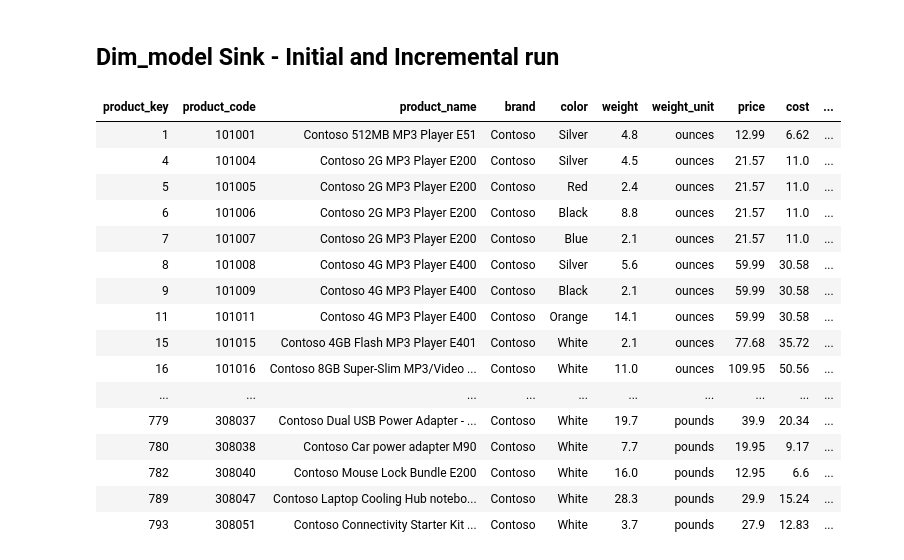
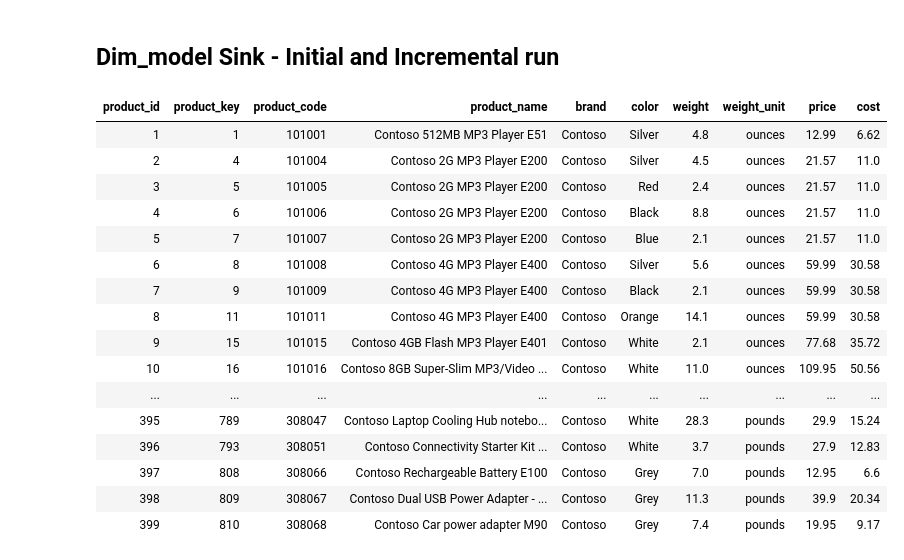
Before and after one commit to KacperFu/Azure-DE-Project, a Jupyter notebook: Notebooks/dim_product.ipynb, the cells around one changed output. Saved outputs shown, nothing was run; the diff lists cells and outputs as text; code cells hidden in the pictures.

```diff
--- a/Notebooks/dim_product.ipynb
+++ b/Notebooks/dim_product.ipynb
@@ -22,9 +22,9 @@ df_src = spark.sql('''
 ''')
 
 # Initialize target DataFrame
-if spark.catalog.tableExists('contoso_catalog.gold.dim_product'):
+if spark.catalog.tableExists('contoso_catalog.gold.dim_prod'):
     df_tgt = spark.sql('''
-        SELECT surrogate_key, product_key,
+        SELECT product_id, product_key,
                                 product_code,
                                 product_name,
                                 brand,
@@ -33,10 +33,10 @@ if spark.catalog.tableExists('contoso_catalog.gold.dim_product'):
                                 weight_unit,
                                 price,
                                 cost
-        FROM contoso_catalog.gold.dim_product
+        FROM contoso_catalog.gold.dim_prod
     ''')
 else:
-    df_tgt = df_src.withColumn("surrogate_key", F.lit(0).cast(LongType()))\
+    df_tgt = df_src.withColumn("product_id", F.lit(0).cast(LongType()))\
                    .withColumn("is_current", F.lit(1).cast(IntegerType()))\
                    .withColumn("start_date", F.current_date())\
                    .withColumn("end_date", F.lit(None).cast(DateType()))\
@@ -44,7 +44,7 @@ else:
 
 def generate_surrogate_key(df, start_value):
     w = Window.orderBy("product_key")
-    return df.withColumn("surrogate_key", F.row_number().over(w) + F.lit(start_value))
+    return df.withColumn("product_id", F.row_number().over(w) + F.lit(start_value))
 
 def apply_scd_type2_changes(df_src, df_tgt):
     if df_tgt.rdd.isEmpty():
@@ -53,14 +53,14 @@ def apply_scd_type2_changes(df_src, df_tgt):
                .withColumn("end_date", F.lit(None).cast(DateType()))\
                .withColumn("is_current", F.lit(1).cast(IntegerType()))
 
-    max_surrogate_key = df_tgt.agg(F.max("surrogate_key")).collect()[0][0]
+    max_surrogate_key = df_tgt.agg(F.max("product_id")).collect()[0][0]
 
     src = df_src.alias("src")
     tgt = df_tgt.filter(F.col("is_current") == 1).alias("tgt")
 
     joined_df = src.join(tgt, "product_key", "outer")
 
-    new_records = joined_df.filter(F.col("tgt.surrogate_key").isNull())
+    new_records = joined_df.filter(F.col("tgt.product_id").isNull())
 
     if new_records.count() > 0:
         new_records = generate_surrogate_key(new_records, max_surrogate_key + 1)\
@@ -68,67 +68,80 @@ def apply_scd_type2_changes(df_src, df_tgt):
                      .withColumn("end_date", F.lit(None).cast(DateType()))\
                      .withColumn("is_current", F.lit(1).cast(IntegerType()))
 
-    changed_records = joined_df.filter((F.col("tgt.surrogate_key").isNotNull()) &
+    new_records_count = new_records.count()
+
+    changed_records = joined_df.filter((F.col("tgt.product_id").isNotNull()) &
                                        (
                                         (F.coalesce(src.product_code != tgt.product_code, F.lit(False)))|
                                         (F.coalesce(src.product_name != tgt.product_name, F.lit(False)))|
                                         (F.coalesce(src.brand != tgt.brand, F.lit(False)))|
                                         (F.coalesce(src.color != tgt.color, F.lit(False)))|
                                         (F.coalesce(src.weight != tgt.weight, F.lit(False)))|
                                         (F.coalesce(src.weight_unit != tgt.weight_unit, F.lit(False)))|
                                         (F.coalesce(src.price != tgt.price, F.lit(False)))|
                                         (F.coalesce(src.cost != tgt.cost, F.lit(False)))
                                        )
                                         )
 
-    if changed_records.count() > 0:
-        new_versions = changed_records.select("src.product_key", "src.product_code", "src.product_name", "src.brand", "src.color", "src.weight", "src.weight_unit", "src.price", "src.cost")
+    changed_records_count = changed_records.count()
 
-        start_key = max_surrogate_key + (new_records.count() if new_records.count() > 0 else 0) + 1
+    if new_records_count == 0 and changed_records_count == 0:
+        return df_tgt
+
+    if new_records_count > 0:
+        new_records = generate_surrogate_key(new_records, max_surrogate_key + 1)\
+                     .withColumn("start_date", F.current_date())\
+                     .withColumn("end_date", F.lit(None).cast(DateType()))\
+                     .withColumn("is_current", F.lit(1).cast(IntegerType()))
+
+    if changed_records_count > 0:
+        new_versions = changed_records.select(
+            "src.*"
+        ).drop("product_id", "start_date", "end_date", "is_current")
+
+        start_key = max_surrogate_key + new_records_count + 1
         new_versions = generate_surrogate_key(new_versions, start_key)\
-                       .withColumn("start_date", F.current_date())\
-                       .withColumn("end_date", F.lit(None).cast(DateType()))\
-                       .withColumn("is_current", F.lit(1).cast(IntegerType()))
+                      .withColumn("start_date", F.current_date())\
+                      .withColumn("end_date", F.lit(None).cast(DateType()))\
+                      .withColumn("is_current", F.lit(1).cast(IntegerType()))
 
         old_versions = df_tgt.join(changed_records.select("product_key"), "product_key", "inner")\
-                             .withColumn("end_date", F.when(F.col("is_current") == 1, F.date_sub(F.current_date(), 1)).otherwise(F.col("end_date")))\
-                             .withColumn("is_current", F.when(F.col("is_current") == 1, F.lit(0)).otherwise(F.col("is_current")))
+                            .withColumn("end_date", F.when(F.col("is_current") == 1, F.date_sub(F.current_date(), 1)).otherwise(F.col("end_date")))\
+                            .withColumn("is_current", F.when(F.col("is_current") == 1, F.lit(0)).otherwise(F.col("is_current")))
 
         unchanged_records = df_tgt.join(changed_records.select("product_key"), "product_key", "leftanti")
 
-        if new_records.count() > 0:
-            final_df = unchanged_records\
-                                    .unionAll(old_versions)\
-                                    .unionAll(new_records)\
-                                    .unionAll(new_versions)
-        else:
-            final_df = unchanged_records\
-                                    .unionAll(old_versions)\
-                                    .unionAll(new_versions)
+        # Build the final DataFrame based on what we have
+        final_df = unchanged_records
 
+        if changed_records_count > 0:
+            final_df = final_df.unionAll(old_versions).unionAll(new_versions)
 
-    return final_df
+        if new_records_count > 0:
+            final_df = final_df.unionAll(new_records)
+
+        return final_df
 
 # Apply SCD Type 2 changes
 result_df = apply_scd_type2_changes(df_src, df_tgt)
 
 display(result_df)
 # %% [output]
-| product_key | product_code | product_name | brand | color | weight | weight_unit | price | cost | ... |
-| 1 | 101001 | Contoso 512MB MP3 Player E51 | Contoso | Silver | 4.8 | ounces | 12.99 | 6.62 | ... |
-| 4 | 101004 | Contoso 2G MP3 Player E200 | Contoso | Silver | 4.5 | ounces | 21.57 | 11.0 | ... |
-| 5 | 101005 | Contoso 2G MP3 Player E200 | Contoso | Red | 2.4 | ounces | 21.57 | 11.0 | ... |
-| 6 | 101006 | Contoso 2G MP3 Player E200 | Contoso | Black | 8.8 | ounces | 21.57 | 11.0 | ... |
-| 7 | 101007 | Contoso 2G MP3 Player E200 | Contoso | Blue | 2.1 | ounces | 21.57 | 11.0 | ... |
-| 8 | 101008 | Contoso 4G MP3 Player E400 | Contoso | Silver | 5.6 | ounces | 59.99 | 30.58 | ... |
-| 9 | 101009 | Contoso 4G MP3 Player E400 | Contoso | Black | 2.1 | ounces | 59.99 | 30.58 | ... |
-| 11 | 101011 | Contoso 4G MP3 Player E400 | Contoso | Orange | 14.1 | ounces | 59.99 | 30.58 | ... |
-| 15 | 101015 | Contoso 4GB Flash MP3 Player E401 | Contoso | White | 2.1 | ounces | 77.68 | 35.72 | ... |
-| 16 | 101016 | Contoso 8GB Super-Slim MP3/Video ... | Contoso | White | 11.0 | ounces | 109.95 | 50.56 | ... |
+| product_id | product_key | product_code | product_name | brand | color | weight | weight_unit | price | cost |
+| 1 | 1 | 101001 | Contoso 512MB MP3 Player E51 | Contoso | Silver | 4.8 | ounces | 12.99 | 6.62 |
+| 2 | 4 | 101004 | Contoso 2G MP3 Player E200 | Contoso | Silver | 4.5 | ounces | 21.57 | 11.0 |
+| 3 | 5 | 101005 | Contoso 2G MP3 Player E200 | Contoso | Red | 2.4 | ounces | 21.57 | 11.0 |
+| 4 | 6 | 101006 | Contoso 2G MP3 Player E200 | Contoso | Black | 8.8 | ounces | 21.57 | 11.0 |
+| 5 | 7 | 101007 | Contoso 2G MP3 Player E200 | Contoso | Blue | 2.1 | ounces | 21.57 | 11.0 |
+| 6 | 8 | 101008 | Contoso 4G MP3 Player E400 | Contoso | Silver | 5.6 | ounces | 59.99 | 30.58 |
+| 7 | 9 | 101009 | Contoso 4G MP3 Player E400 | Contoso | Black | 2.1 | ounces | 59.99 | 30.58 |
+| 8 | 11 | 101011 | Contoso 4G MP3 Player E400 | Contoso | Orange | 14.1 | ounces | 59.99 | 30.58 |
+| 9 | 15 | 101015 | Contoso 4GB Flash MP3 Player E401 | Contoso | White | 2.1 | ounces | 77.68 | 35.72 |
+| 10 | 16 | 101016 | Contoso 8GB Super-Slim MP3/Video ... | Contoso | White | 11.0 | ounces | 109.95 | 50.56 |
 | ... | ... | ... | ... | ... | ... | ... | ... | ... | ... |
-| 779 | 308037 | Contoso Dual USB Power Adapter - ... | Contoso | White | 19.7 | pounds | 39.9 | 20.34 | ... |
-| 780 | 308038 | Contoso Car power adapter M90 | Contoso | White | 7.7 | pounds | 19.95 | 9.17 | ... |
-| 782 | 308040 | Contoso Mouse Lock Bundle E200 | Contoso | White | 16.0 | pounds | 12.95 | 6.6 | ... |
-| 789 | 308047 | Contoso Laptop Cooling Hub notebo... | Contoso | White | 28.3 | pounds | 29.9 | 15.24 | ... |
-| 793 | 308051 | Contoso Connectivity Starter Kit ... | Contoso | White | 3.7 | pounds | 27.9 | 12.83 | ... |
+| 395 | 789 | 308047 | Contoso Laptop Cooling Hub notebo... | Contoso | White | 28.3 | pounds | 29.9 | 15.24 |
+| 396 | 793 | 308051 | Contoso Connectivity Starter Kit ... | Contoso | White | 3.7 | pounds | 27.9 | 12.83 |
+| 397 | 808 | 308066 | Contoso Rechargeable Battery E100 | Contoso | Grey | 7.0 | pounds | 12.95 | 6.6 |
+| 398 | 809 | 308067 | Contoso Dual USB Power Adapter - ... | Contoso | Grey | 11.3 | pounds | 39.9 | 20.34 |
+| 399 | 810 | 308068 | Contoso Car power adapter M90 | Contoso | Grey | 7.4 | pounds | 19.95 | 9.17 |
 # %%
```
Also changed, not shown: parts of 2 cells of this notebook, 3 other files.
